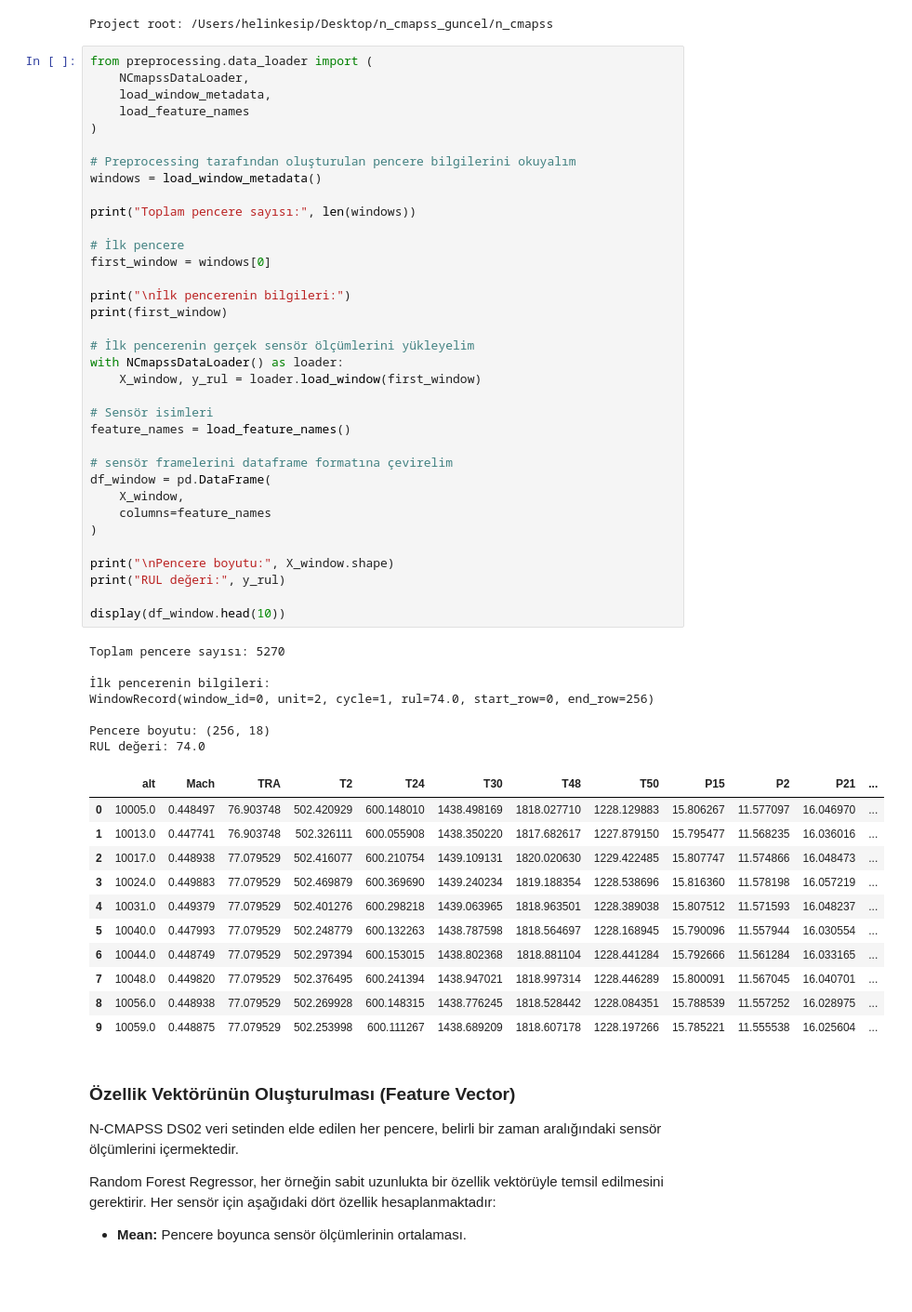
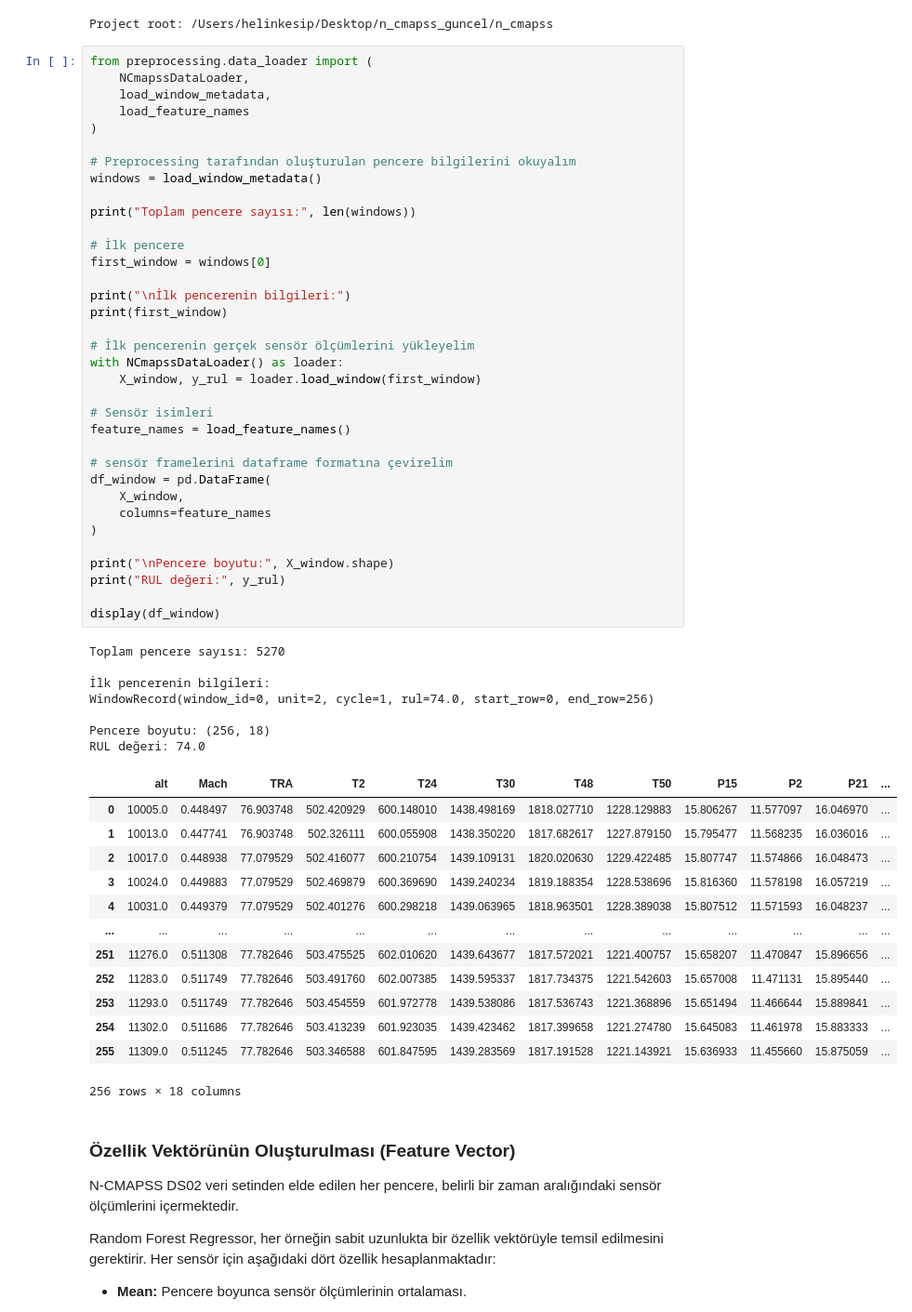
Before and after one commit to ilkinsoydas/End-to-End-PdM-Pipeline, a Jupyter notebook: n_cmapss/models/Random_Forest.ipynb, the cells around one changed output. Shown at 93% size. Saved outputs shown, nothing was run; the diff lists cells and outputs as text; blank space fills up the shorter version.

```diff
--- a/n_cmapss/models/Random_Forest.ipynb
+++ b/n_cmapss/models/Random_Forest.ipynb
@@ -60,39 +60,41 @@ print(first_window)
 # İlk pencerenin gerçek sensör ölçümlerini yükleyelim
 with NCmapssDataLoader() as loader:
     X_window, y_rul = loader.load_window(first_window)
 
 # Sensör isimleri
 feature_names = load_feature_names()
 
 # sensör framelerini dataframe formatına çevirelim
 df_window = pd.DataFrame(
     X_window,
     columns=feature_names
 )
 
 print("\nPencere boyutu:", X_window.shape)
 print("RUL değeri:", y_rul)
 
-display(df_window.head(10))
+display(df_window)
 # %% [output]
 Toplam pencere sayısı: 5270
 
 İlk pencerenin bilgileri:
 WindowRecord(window_id=0, unit=2, cycle=1, rul=74.0, start_row=0, end_row=256)
 
 Pencere boyutu: (256, 18)
 RUL değeri: 74.0
 |  | alt | Mach | TRA | T2 | T24 | T30 | T48 | T50 | P15 | P2 | P21 | ... |
 | 0 | 10005.0 | 0.448497 | 76.903748 | 502.420929 | 600.148010 | 1438.498169 | 1818.027710 | 1228.129883 | 15.806267 | 11.577097 | 16.046970 | ... |
 | 1 | 10013.0 | 0.447741 | 76.903748 | 502.326111 | 600.055908 | 1438.350220 | 1817.682617 | 1227.879150 | 15.795477 | 11.568235 | 16.036016 | ... |
 | 2 | 10017.0 | 0.448938 | 77.079529 | 502.416077 | 600.210754 | 1439.109131 | 1820.020630 | 1229.422485 | 15.807747 | 11.574866 | 16.048473 | ... |
 | 3 | 10024.0 | 0.449883 | 77.079529 | 502.469879 | 600.369690 | 1439.240234 | 1819.188354 | 1228.538696 | 15.816360 | 11.578198 | 16.057219 | ... |
 | 4 | 10031.0 | 0.449379 | 77.079529 | 502.401276 | 600.298218 | 1439.063965 | 1818.963501 | 1228.389038 | 15.807512 | 11.571593 | 16.048237 | ... |
-| 5 | 10040.0 | 0.447993 | 77.079529 | 502.248779 | 600.132263 | 1438.787598 | 1818.564697 | 1228.168945 | 15.790096 | 11.557944 | 16.030554 | ... |
-| 6 | 10044.0 | 0.448749 | 77.079529 | 502.297394 | 600.153015 | 1438.802368 | 1818.881104 | 1228.441284 | 15.792666 | 11.561284 | 16.033165 | ... |
-| 7 | 10048.0 | 0.449820 | 77.079529 | 502.376495 | 600.241394 | 1438.947021 | 1818.997314 | 1228.446289 | 15.800091 | 11.567045 | 16.040701 | ... |
-| 8 | 10056.0 | 0.448938 | 77.079529 | 502.269928 | 600.148315 | 1438.776245 | 1818.528442 | 1228.084351 | 15.788539 | 11.557252 | 16.028975 | ... |
-| 9 | 10059.0 | 0.448875 | 77.079529 | 502.253998 | 600.111267 | 1438.689209 | 1818.607178 | 1228.197266 | 15.785221 | 11.555538 | 16.025604 | ... |
+| ... | ... | ... | ... | ... | ... | ... | ... | ... | ... | ... | ... | ... |
+| 251 | 11276.0 | 0.511308 | 77.782646 | 503.475525 | 602.010620 | 1439.643677 | 1817.572021 | 1221.400757 | 15.658207 | 11.470847 | 15.896656 | ... |
+| 252 | 11283.0 | 0.511749 | 77.782646 | 503.491760 | 602.007385 | 1439.595337 | 1817.734375 | 1221.542603 | 15.657008 | 11.471131 | 15.895440 | ... |
+| 253 | 11293.0 | 0.511749 | 77.782646 | 503.454559 | 601.972778 | 1439.538086 | 1817.536743 | 1221.368896 | 15.651494 | 11.466644 | 15.889841 | ... |
+| 254 | 11302.0 | 0.511686 | 77.782646 | 503.413239 | 601.923035 | 1439.423462 | 1817.399658 | 1221.274780 | 15.645083 | 11.461978 | 15.883333 | ... |
+| 255 | 11309.0 | 0.511245 | 77.782646 | 503.346588 | 601.847595 | 1439.283569 | 1817.191528 | 1221.143921 | 15.636933 | 11.455660 | 15.875059 | ... |
+256 rows × 18 columns
 # %% [markdown]
 ### Özellik Vektörünün Oluşturulması (Feature Vector)
 
```
Also changed, not shown: parts of 3 cells of this notebook, 10 other files.
